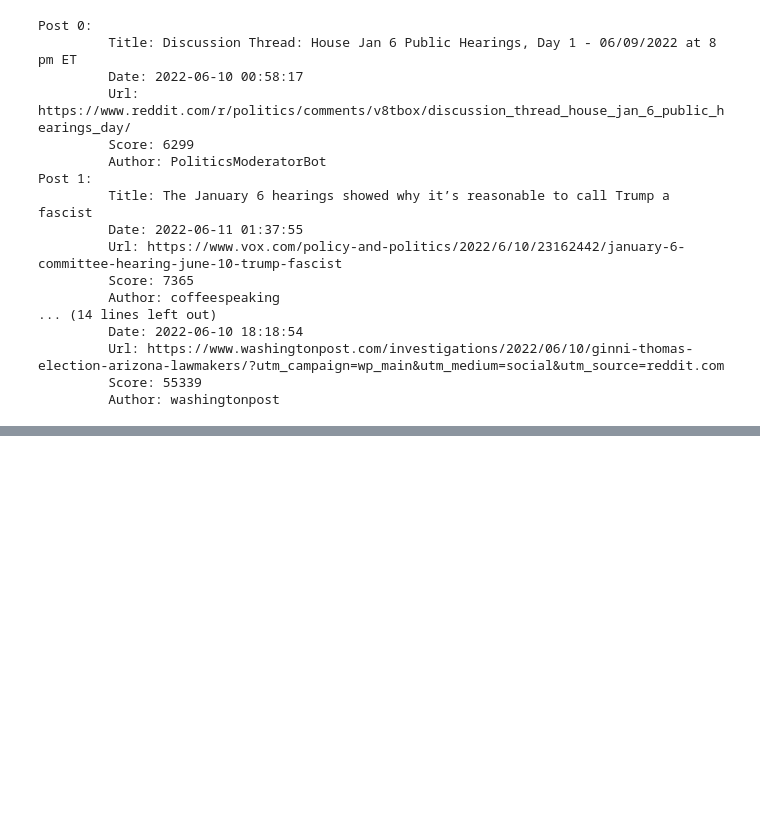
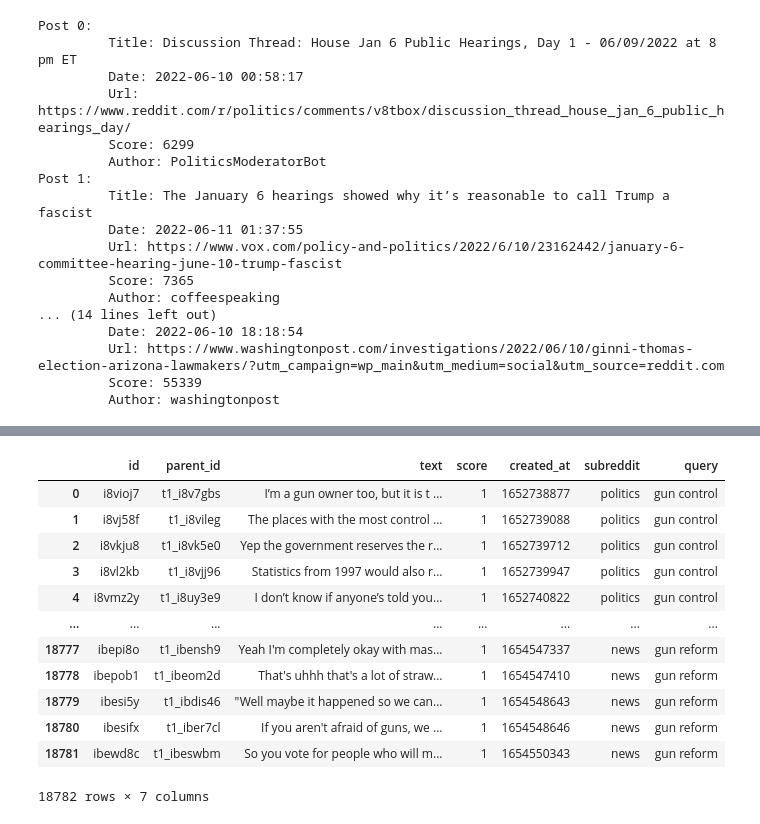
Before and after one commit to alperkesen/gun-control, a Jupyter notebook: collect_data_reddit.ipynb, the cells around one changed output, grey strips where cells are left out. Saved outputs shown, nothing was run; the diff lists cells and outputs as text; code cells hidden in the pictures; blank space fills up the shorter version.

```diff
--- a/collect_data_reddit.ipynb
+++ b/collect_data_reddit.ipynb
@@ -56,0 +355,21 @@ comment_body
+# %%
+comments += comments2
+# %%
+df = create_df(comments)
+df.to_csv('data/reddit2.csv')
+# %%
+df
+# %% [output]
+|  | id | parent_id | text | score | created_at | subreddit | query |
+| 0 | i8vioj7 | t1_i8v7gbs | I’m a gun owner too, but it is t ... | 1 | 1652738877 | politics | gun control |
+| 1 | i8vj58f | t1_i8vileg | The places with the most control ... | 1 | 1652739088 | politics | gun control |
+| 2 | i8vkju8 | t1_i8vk5e0 | Yep the government reserves the r... | 1 | 1652739712 | politics | gun control |
+| 3 | i8vl2kb | t1_i8vjj96 | Statistics from 1997 would also r... | 1 | 1652739947 | politics | gun control |
+| 4 | i8vmz2y | t1_i8uy3e9 | I don’t know if anyone’s told you... | 1 | 1652740822 | politics | gun control |
+| ... | ... | ... | ... | ... | ... | ... | ... |
+| 18777 | ibepi8o | t1_ibensh9 | Yeah I'm completely okay with mas... | 1 | 1654547337 | news | gun reform |
+| 18778 | ibepob1 | t1_ibeom2d | That's uhhh that's a lot of straw... | 1 | 1654547410 | news | gun reform |
+| 18779 | ibesi5y | t1_ibdis46 | "Well maybe it happened so we can... | 1 | 1654548643 | news | gun reform |
+| 18780 | ibesifx | t1_iber7cl | If you aren't afraid of guns, we ... | 1 | 1654548646 | news | gun reform |
+| 18781 | ibewd8c | t1_ibeswbm | So you vote for people who will m... | 1 | 1654550343 | news | gun reform |
+18782 rows × 7 columns
```
Also changed, not shown: parts of 9 cells of this notebook.
